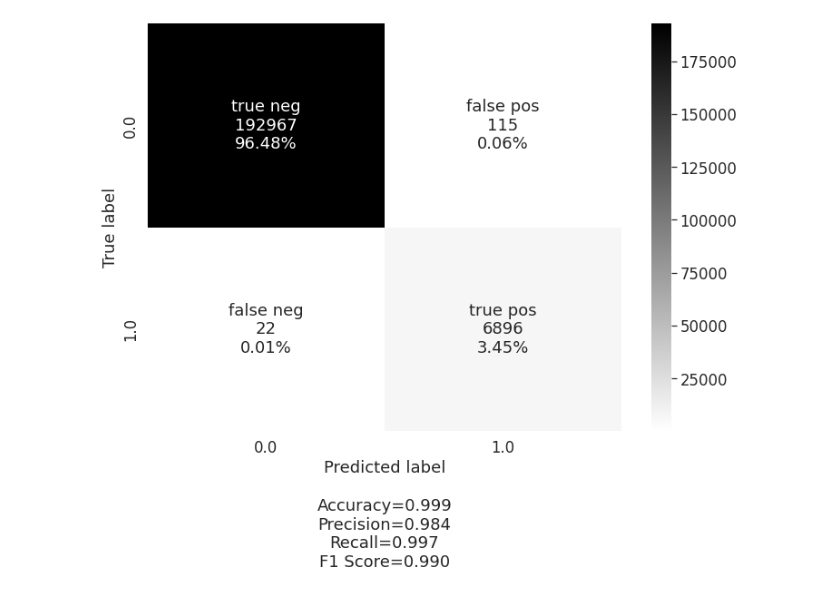
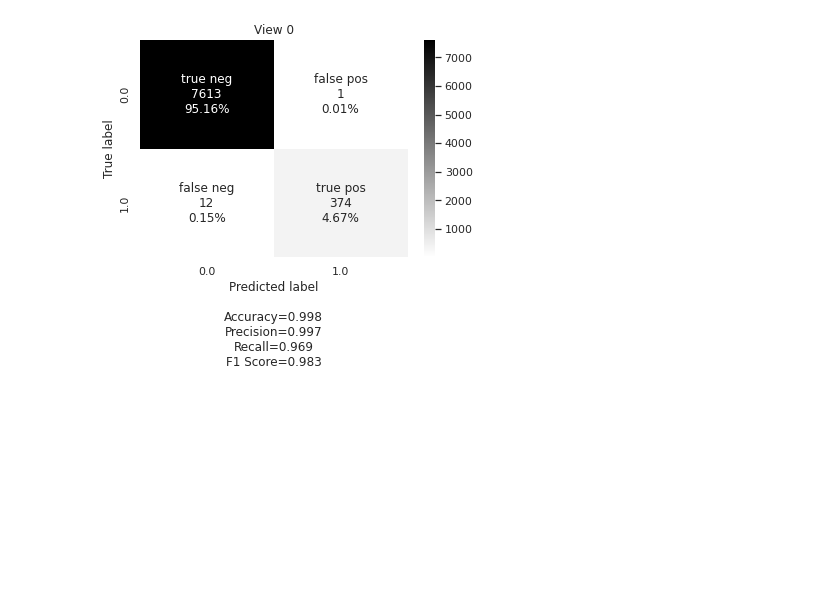
Before and after one commit to MLO-lab/MuVI, a Jupyter notebook: examples/basic_tutorial.ipynb, the cells around one changed output. Cells and saved outputs as stored; diff of their text form; code cells hidden in the pictures; blank space fills up the shorter version.

```diff
--- a/examples/basic_tutorial.ipynb
+++ b/examples/basic_tutorial.ipynb
@@ -139,0 +132,12 @@ heatmap(dg.noisy_w_mask - dg.w_mask)
+# %%
+# create an instance of the model
+model = MuVI(
+    n_factors=n_factors,
+    observations=dg.ys,
+    covariates=dg.x,
+    likelihoods=likelihoods,
+    use_gpu=True,
+)
+
+# add (noisy) prior information
+model.add_prior_mask(dg.noisy_w_masks, confidence=0.99)
@@ -190,11 +274 @@ Cleaning parameter store
 [interactive output not drawn]
-# %%
-# train the model
-loss_history, _ = model.fit(
-    batch_size=N_SAMPLES,
-    n_iterations=n_iterations,
-    learning_rate=0.001,
-    optimizer="adam",
-    verbose=1,
-    callbacks=[debug_callback],
-)
@@ -319,13 +290,16 @@ plt.show()
 # %%
-# plot the confusion matrix between the true loadings activity and the learned loadings activity
-cf_matrix = compute_confusion_matrix(dg.w_mask.flatten(), approx_w_mask.flatten())
-metrics = plot_confusion_matrix(
-    cf_matrix,
-    group_names=["true neg", "false pos", "false neg", "true pos"],
-    categories=["0.0", "1.0"],
-    cmap="binary",
-)
-plt.show()
+threshold = 0.1
+# plot the confusion matrix between the true loadings activity and the learned loadings activity for the informed views
+for m in informed_views:
+    cf_matrix = compute_confusion_matrix(dg.w_masks[m].flatten(), (np.abs(model.get_w(as_list=True)[m]).flatten() > threshold))
+    metrics = plot_confusion_matrix(
+        cf_matrix,
+        group_names=["true neg", "false pos", "false neg", "true pos"],
+        categories=["0.0", "1.0"],
+        cmap="binary",
+        title=f"View {m}"
+    )
+    plt.show()
 # %% [output]
-[figure, old version]
+[figure, new version]
 [interactive output not drawn]
```
Also changed, not shown: parts of 44 cells of this notebook, 13 other files.
